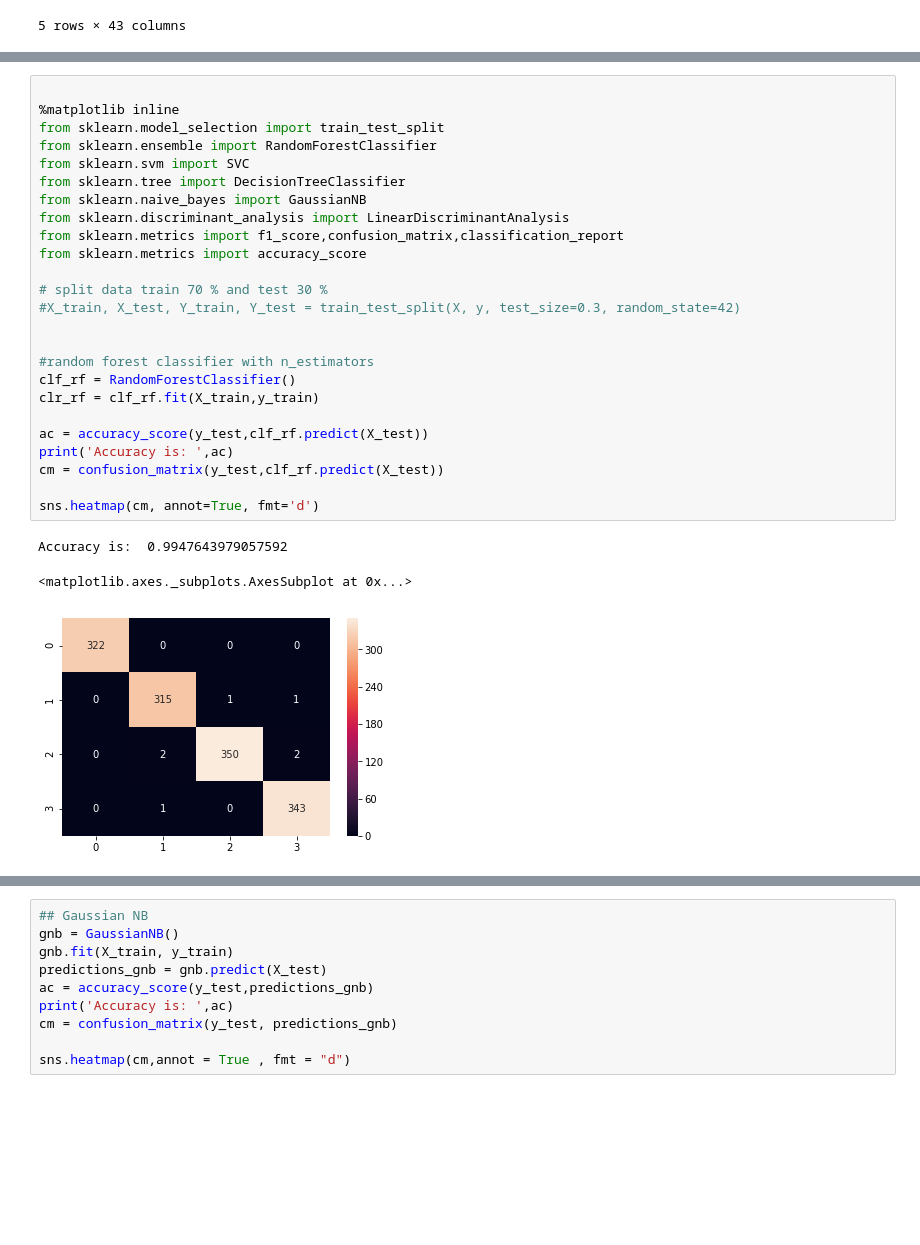
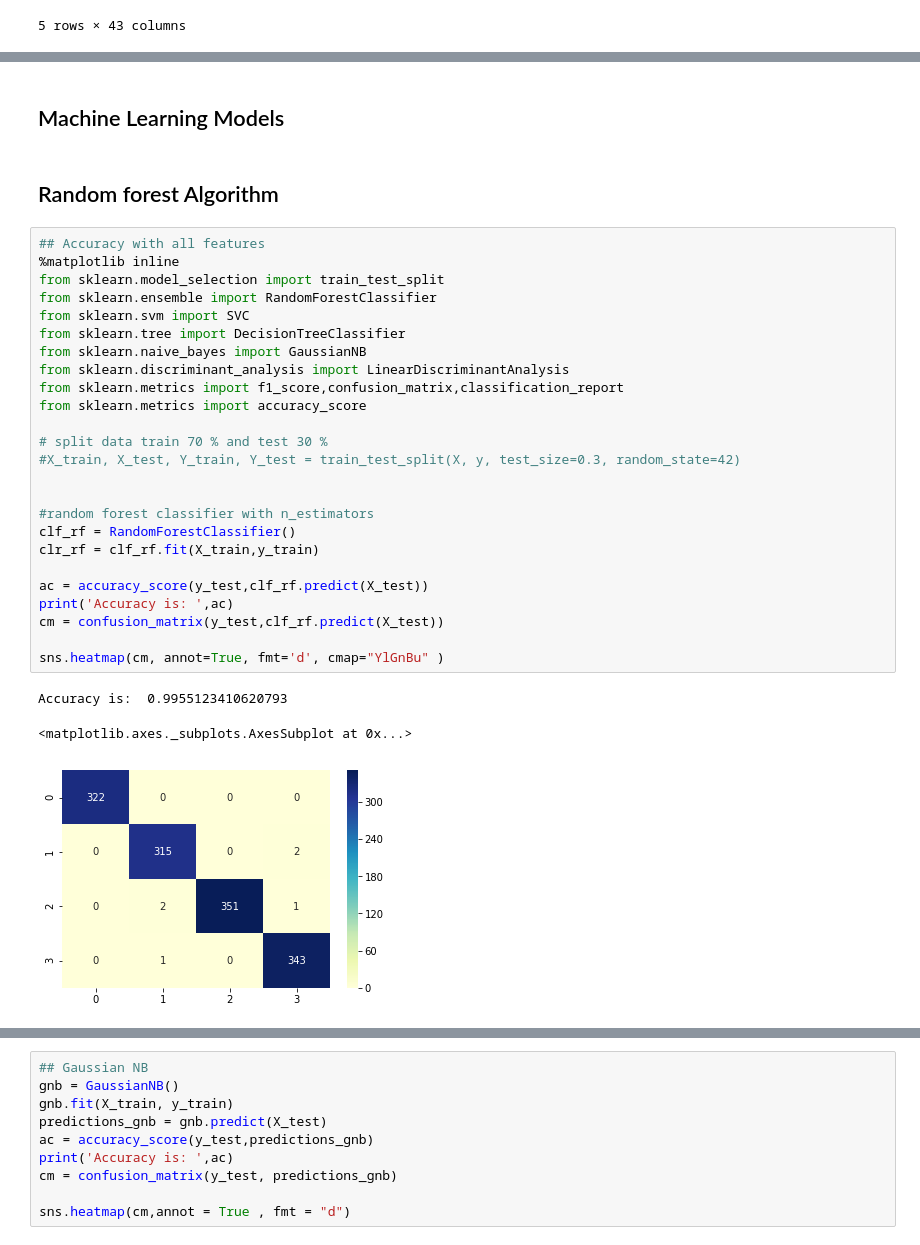
Before and after one commit to kaleoyster/IDS_data_analysis, a Jupyter notebook: Notebooks/Clean_Version.ipynb, the cells around one changed output, grey strips where cells are left out. Cells and saved outputs as stored; diff of their text form; blank space fills up the shorter version.

```diff
--- a/Notebooks/Clean_Version.ipynb
+++ b/Notebooks/Clean_Version.ipynb
@@ -204,29 +323,33 @@ Features sorted by their score:
+# %% [markdown]
+## Machine Learning Models
+# %% [markdown]
+## Random forest Algorithm
 # %%
-
+## Accuracy with all features
 %matplotlib inline
 from sklearn.model_selection import train_test_split
 from sklearn.ensemble import RandomForestClassifier
 from sklearn.svm import SVC
 from sklearn.tree import DecisionTreeClassifier
 from sklearn.naive_bayes import GaussianNB
 from sklearn.discriminant_analysis import LinearDiscriminantAnalysis
 from sklearn.metrics import f1_score,confusion_matrix,classification_report
 from sklearn.metrics import accuracy_score
 
 # split data train 70 % and test 30 %
 #X_train, X_test, Y_train, Y_test = train_test_split(X, y, test_size=0.3, random_state=42)
 
 
 #random forest classifier with n_estimators
 clf_rf = RandomForestClassifier()
 clr_rf = clf_rf.fit(X_train,y_train)
 
 ac = accuracy_score(y_test,clf_rf.predict(X_test))
 print('Accuracy is: ',ac)
 cm = confusion_matrix(y_test,clf_rf.predict(X_test))
 
-sns.heatmap(cm, annot=True, fmt='d')
+sns.heatmap(cm, annot=True, fmt='d', cmap="YlGnBu" )
 # %% [output]
-Accuracy is:  0.9947643979057592
+Accuracy is:  0.9955123410620793
 <matplotlib.axes._subplots.AxesSubplot at 0x...>
-[figure, old version]
+[figure, new version]
```
Also changed, not shown: parts of 59 cells of this notebook, 2 other files.
